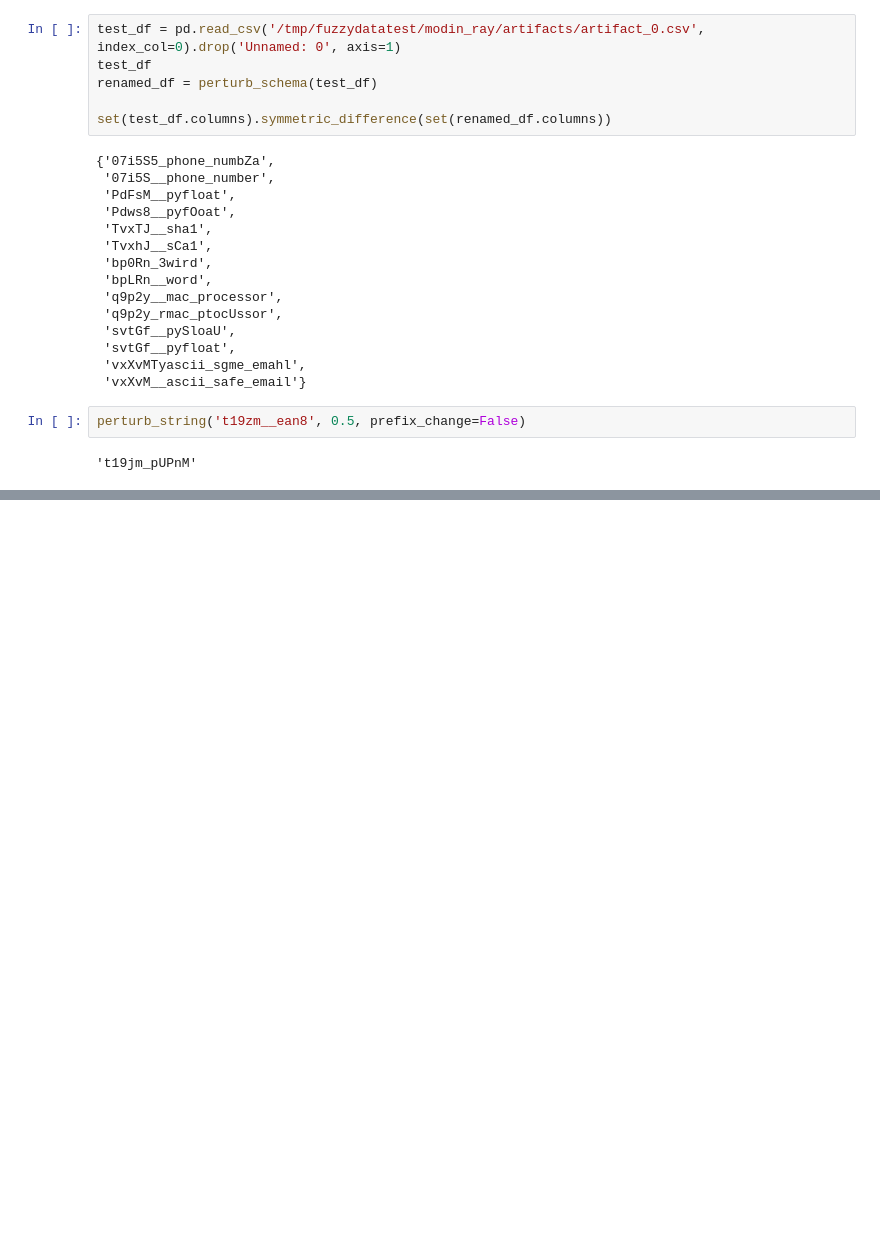
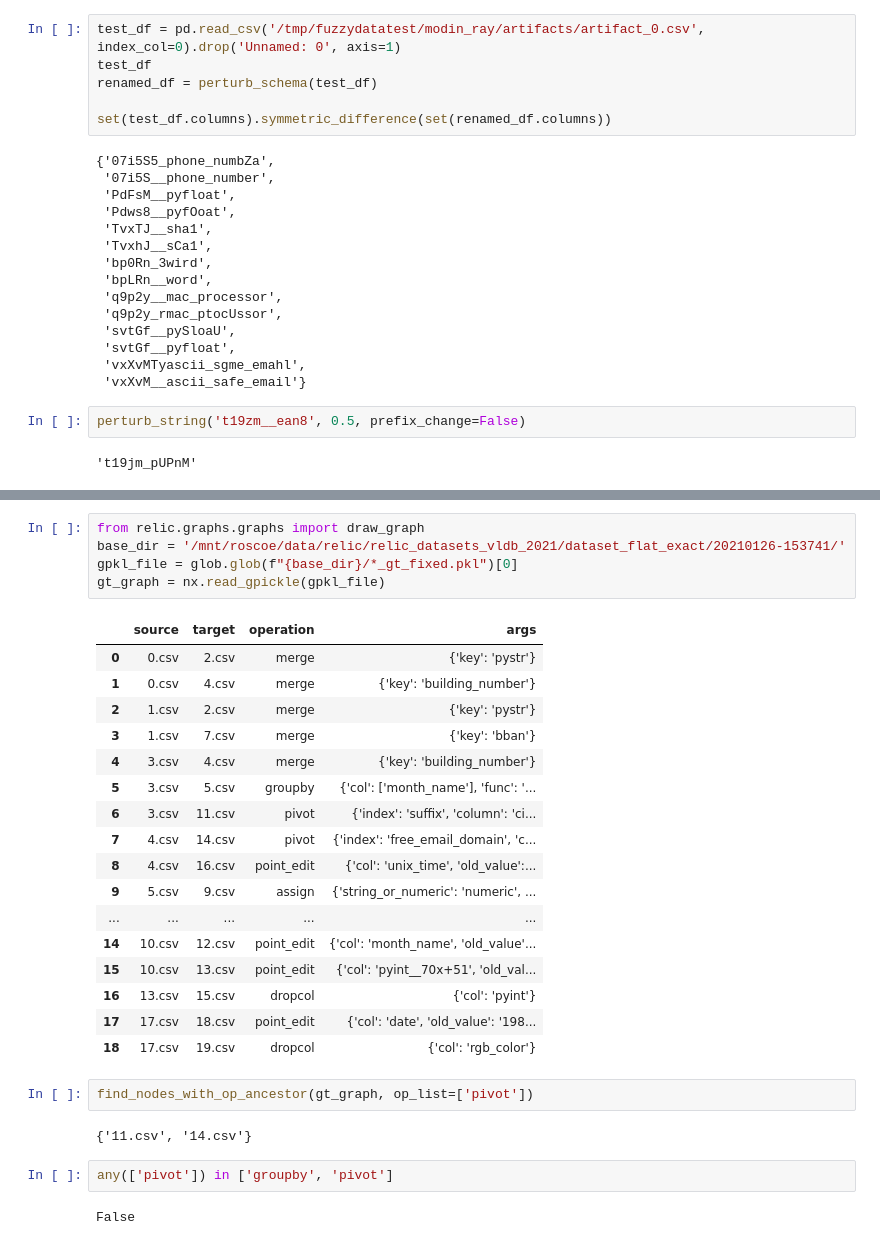
Before and after one commit to suhailrehman/relic, a Jupyter notebook: notebooks/Schema Perturbation.ipynb, the cells around one changed output, grey strips where cells are left out. Cells and saved outputs as stored; diff of their text form; blank space fills up the shorter version.

```diff
--- a/notebooks/Schema Perturbation.ipynb
+++ b/notebooks/Schema Perturbation.ipynb
@@ -60,0 +319,31 @@ perturb_string('t19zm__ean8', 0.5, prefix_change=False)
+# %%
+from relic.graphs.graphs import draw_graph
+base_dir = '/mnt/roscoe/data/relic/relic_datasets_vldb_2021/dataset_flat_exact/20210126-153741/'
+gpkl_file = glob.glob(f"{base_dir}/*_gt_fixed.pkl")[0]
+gt_graph = nx.read_gpickle(gpkl_file)
+# %% [output]
+|  | source | target | operation | args |
+| 0 | 0.csv | 2.csv | merge | {'key': 'pystr'} |
+| 1 | 0.csv | 4.csv | merge | {'key': 'building_number'} |
+| 2 | 1.csv | 2.csv | merge | {'key': 'pystr'} |
+| 3 | 1.csv | 7.csv | merge | {'key': 'bban'} |
+| 4 | 3.csv | 4.csv | merge | {'key': 'building_number'} |
+| 5 | 3.csv | 5.csv | groupby | {'col': ['month_name'], 'func': '... |
+| 6 | 3.csv | 11.csv | pivot | {'index': 'suffix', 'column': 'ci... |
+| 7 | 4.csv | 14.csv | pivot | {'index': 'free_email_domain', 'c... |
+| 8 | 4.csv | 16.csv | point_edit | {'col': 'unix_time', 'old_value':... |
+| 9 | 5.csv | 9.csv | assign | {'string_or_numeric': 'numeric', ... |
+| ... | ... | ... | ... | ... |
+| 14 | 10.csv | 12.csv | point_edit | {'col': 'month_name', 'old_value'... |
+| 15 | 10.csv | 13.csv | point_edit | {'col': 'pyint__70x+51', 'old_val... |
+| 16 | 13.csv | 15.csv | dropcol | {'col': 'pyint'} |
+| 17 | 17.csv | 18.csv | point_edit | {'col': 'date', 'old_value': '198... |
+| 18 | 17.csv | 19.csv | dropcol | {'col': 'rgb_color'} |
+# %%
+find_nodes_with_op_ancestor(gt_graph, op_list=['pivot'])
+# %% [output]
+{'11.csv', '14.csv'}
+# %%
+any(['pivot']) in ['groupby', 'pivot']
+# %% [output]
+False
```
Also changed, not shown: parts of 12 cells of this notebook, 20 other files.
